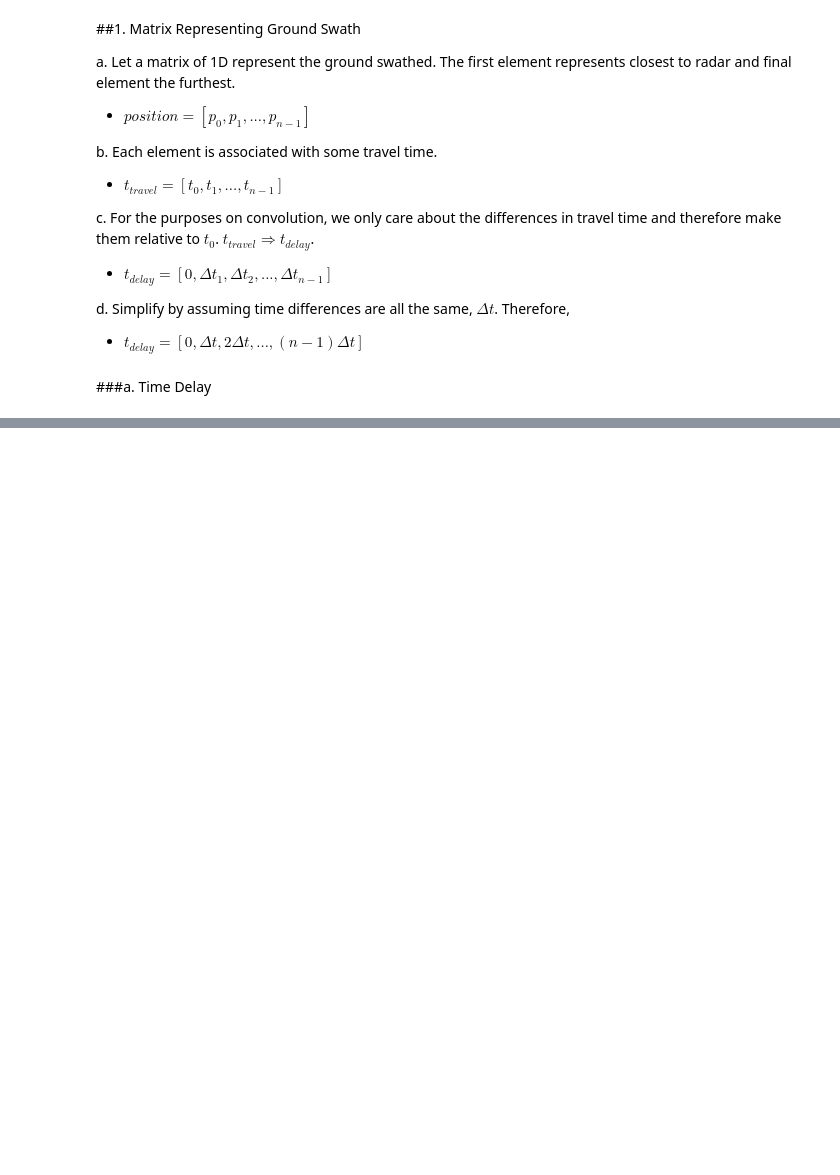
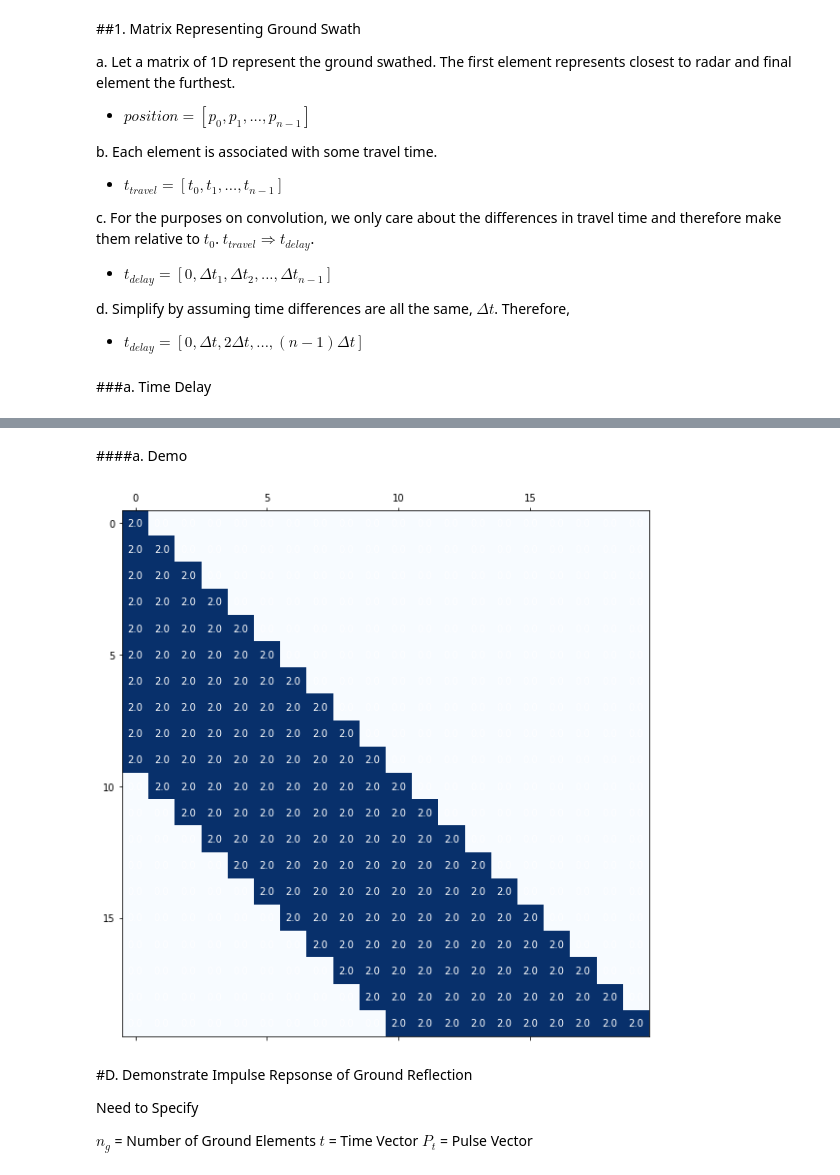
Before and after one commit to psukphranee/Python, a Jupyter notebook: SAR_scratch_3.ipynb, the cells around one changed output, grey strips where cells are left out. Drawn from its saved outputs; the diff is of its cells as text; code cells hidden in the pictures; blank space fills up the shorter version.

```diff
--- a/SAR_scratch_3.ipynb
+++ b/SAR_scratch_3.ipynb
@@ -154,0 +219,44 @@ We need to sample the corresponding parts of the pulse.
+# %%
+def generate_Convolution_Matrix(window_size, index_shift_vector):
+
+  n_g = window_size;
+  t_index_delay = index_shift_vector
+
+  #define an identity matrix of size n_g (the number of ground elements)
+  I_ng = np.eye(n_g)
+  #The identity matrix will be shifted, summed and stored in the following matrix
+  Convolution_Matrix = np.zeros((I_ng.shape[0], I_ng.shape[0]))
+
+  for i in range(0, n_g):
+    curr_index_delay = t_index_delay[0, i]
+    # print(curr_index_delay)
+    Convolution_Matrix = Convolution_Matrix + np.roll(I_ng, curr_index_delay * -1, axis=1) #shift left
+
+  Convolution_Matrix = np.tril(Convolution_Matrix)
+
+  return Convolution_Matrix
+# %%
+def plot_convolution_matrix(matrix):
+  fig, ax = plt.subplots(figsize=(10,10))
+
+  ax.matshow(matrix, cmap=plt.cm.Blues)
+
+  for i in range(matrix.shape[0]):
+      for j in range(matrix.shape[1]):
+          c = matrix[j,i]
+          ax.text(i, j, str(c), va='center', ha='center', color="white")
+# %% [markdown]
+####a. Demo
+# %%
+Conv_Mat = generate_Convolution_Matrix(window_size=n_g, index_shift_vector=t_index_delay)
+plot_convolution_matrix(Conv_Mat)
+# %% [output]
+[figure, added]
+# %% [markdown]
+#D. Demonstrate Impulse Repsonse of Ground Reflection
+
+Need to Specify
+
+$n_g$ = Number of Ground Elements
+$t$ = Time Vector
+$P_t$ = Pulse Vector
```
Also changed, not shown: parts of 17 cells of this notebook.
